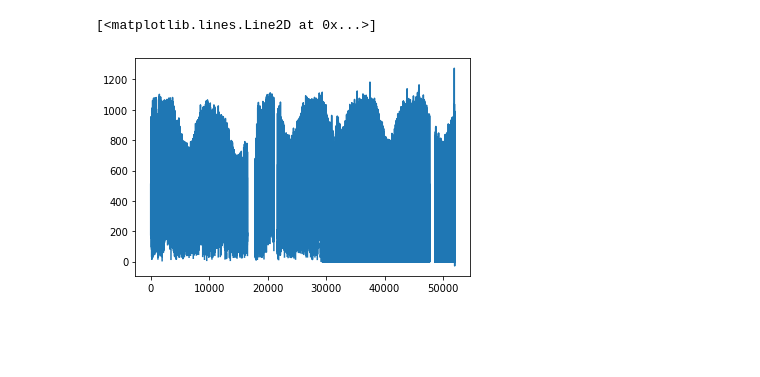
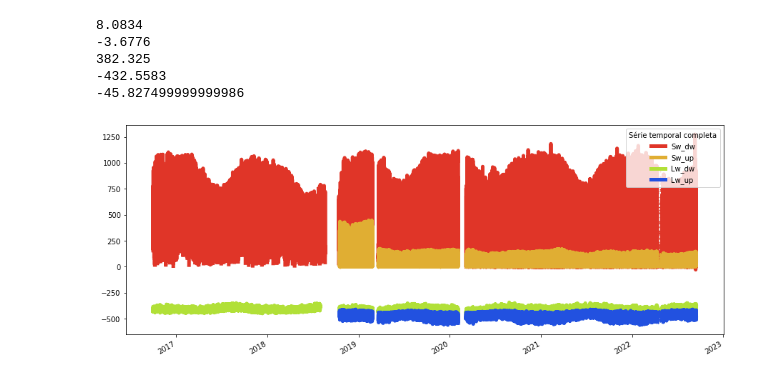
Before and after one commit to igordantasgf/analise_dados_microambientais, a Jupyter notebook: estudos1.ipynb, the cells around one changed output. Cells and saved outputs as stored; diff of their text form; code cells hidden in the pictures; blank space fills up the shorter version.

```diff
--- a/estudos1.ipynb
+++ b/estudos1.ipynb
@@ -6,5 +8,7 @@ import matplotlib.pyplot as plt
 # %%
 data_path = '/content/drive/MyDrive/Bolsa - Edson/estudos/Pasta sem nome/labmim_completo_2016_2022.dat'
 frame = pd.read_csv(data_path, sep=';')
+tempo = list(zip(frame['year'],frame['month'],frame['day'],frame['hour']))
 frame.columns
+frame
 # %% [output]
@@ -17,8 +28,35 @@ Index(['year', 'month', 'day', 'hour', 'T', 'Td', 'ur', 'pressure', 'WD', 'WS',
-# %%
-fig, ax = plt.subplots()
-ax.plot(frame['Sw_dw'])
-
-# buscar forma (datetime) de formatar datas no formato ano-mes-dia para plotar
-# %% [output]
-[<matplotlib.lines.Line2D at 0x...>]
-[figure, removed]
+# %%
+# Formatação de datas
+datas=[]
+for i in tempo:
+  i = list(i)
+  datas.append(datetime.datetime(i[0],i[1],i[2],i[3]))
+frame['datas'] = datas
+# %%
+frame['Rn'] = [sum(i) for i in list(zip(frame['Sw_dw'],-frame['Sw_up'],frame['Lw_dw'],-frame['Lw_up']))]
+# %%
+print(frame['Sw_dw'][52000])
+print(-frame['Sw_up'][52000])
+print(frame['Lw_dw'][52000])
+print(-frame['Lw_up'][52000])
+print(frame['Rn'][52000])
+# %% [output]
+8.0834
+-3.6776
+382.325
+-432.5583
+-45.827499999999986
+# %%
+#@markdown Série temporal completa
+
+fig, ax = plt.subplots(1,1,figsize=(15, 6))
+ax.plot_date(frame['datas'], frame['Sw_dw'], c='#E03528', ls='-', lw=5, markersize=1, label='Sw_dw')
+ax.plot_date(frame['datas'], frame['Sw_up'], c='#E0AE33', ls='-', lw=5, markersize=1, label='Sw_up')
+ax.plot_date(frame['datas'], -frame['Lw_dw'], c='#B1E038', ls='-', lw=5, markersize=1, label='Lw_dw')
+ax.plot_date(frame['datas'], -frame['Lw_up'], c='#2251E0', ls='-', lw=5, markersize=1, label='Lw_up')
+plt.legend(title='Série temporal completa')
+fig.autofmt_xdate()
+#ax.set_xlim([datetime.datetime(2019, 12, 30, 0, 0), datetime.datetime(2021, 12, 31, 0, 0)])
+plt.show()
+# %% [output]
+[figure, added]
```
Also changed, not shown: parts of 3 cells of this notebook.
